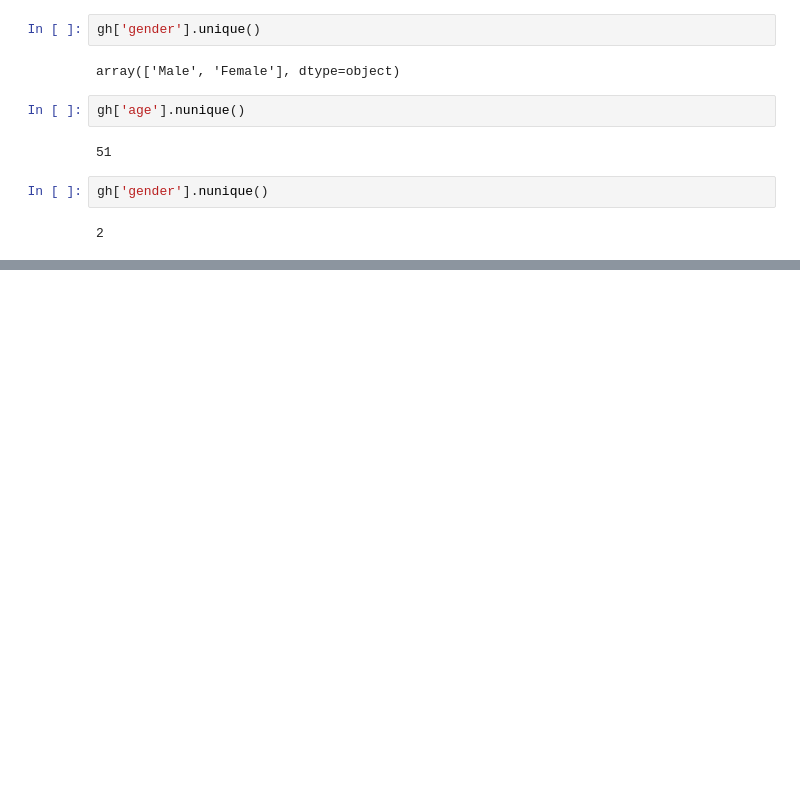
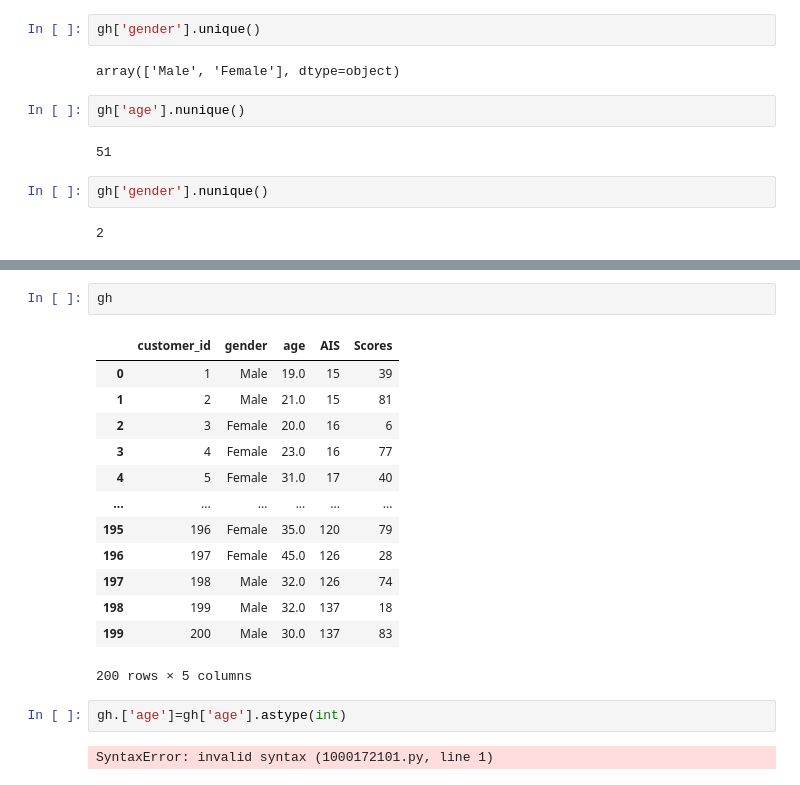
Before and after one commit to Dhrumil0103/Prectice_Jupyter, a Jupyter notebook: Adv_Pandas_11_May.ipynb, the cells around one changed output, grey strips where cells are left out. Saved outputs shown, nothing was run; the diff lists cells and outputs as text; blank space fills up the shorter version.

```diff
--- a/Adv_Pandas_11_May.ipynb
+++ b/Adv_Pandas_11_May.ipynb
@@ -309,0 +506,20 @@ gh['gender'].nunique()
+# %%
+gh
+# %% [output]
+|  | customer_id | gender | age | AIS | Scores |
+| 0 | 1 | Male | 19.0 | 15 | 39 |
+| 1 | 2 | Male | 21.0 | 15 | 81 |
+| 2 | 3 | Female | 20.0 | 16 | 6 |
+| 3 | 4 | Female | 23.0 | 16 | 77 |
+| 4 | 5 | Female | 31.0 | 17 | 40 |
+| ... | ... | ... | ... | ... | ... |
+| 195 | 196 | Female | 35.0 | 120 | 79 |
+| 196 | 197 | Female | 45.0 | 126 | 28 |
+| 197 | 198 | Male | 32.0 | 126 | 74 |
+| 198 | 199 | Male | 32.0 | 137 | 18 |
+| 199 | 200 | Male | 30.0 | 137 | 83 |
+200 rows × 5 columns
+# %%
+gh.['age']=gh['age'].astype(int)
+# %% [output]
+SyntaxError: invalid syntax (1000172101.py, line 1)
```
Also changed, not shown: parts of 29 cells of this notebook.
